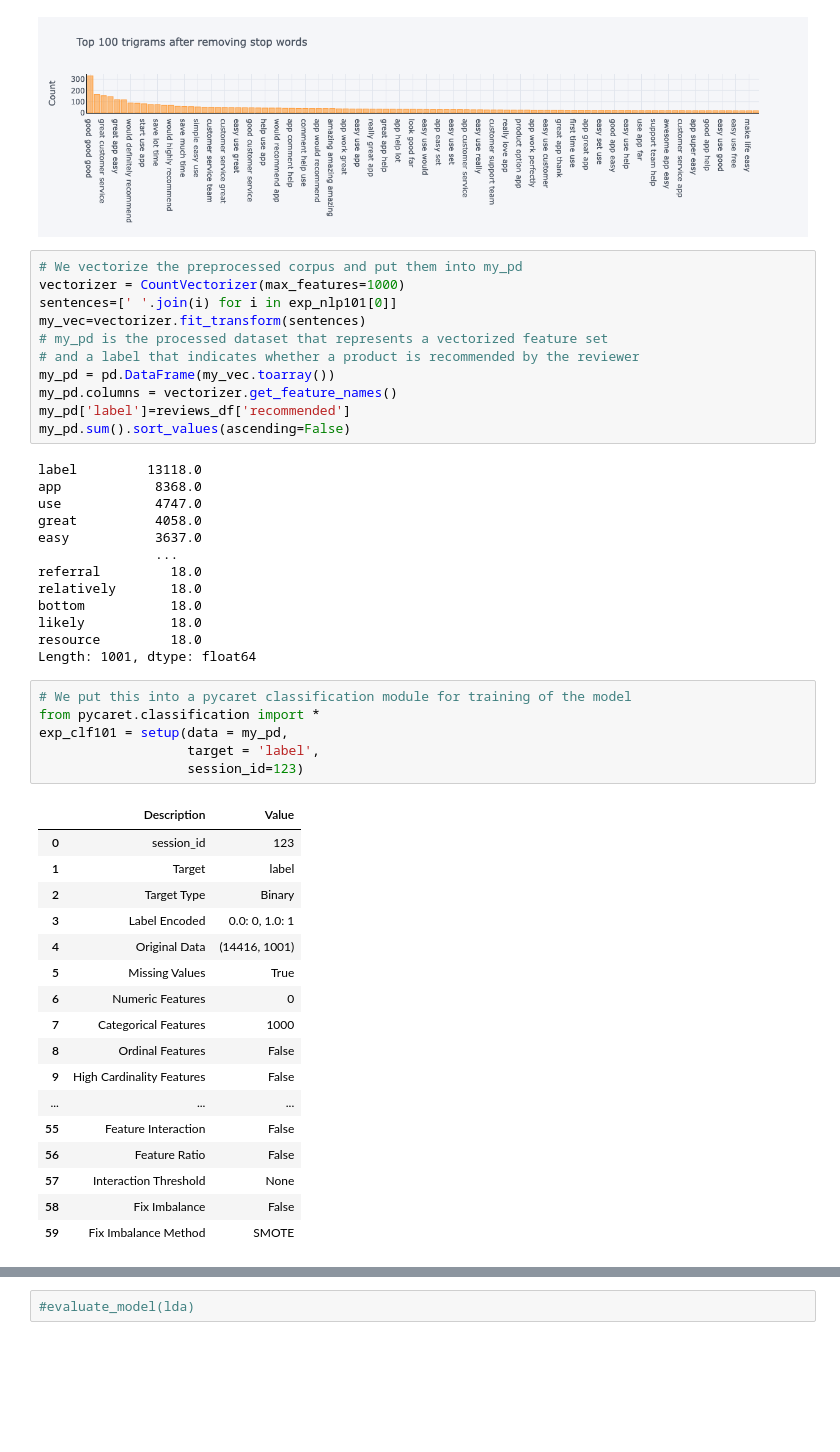
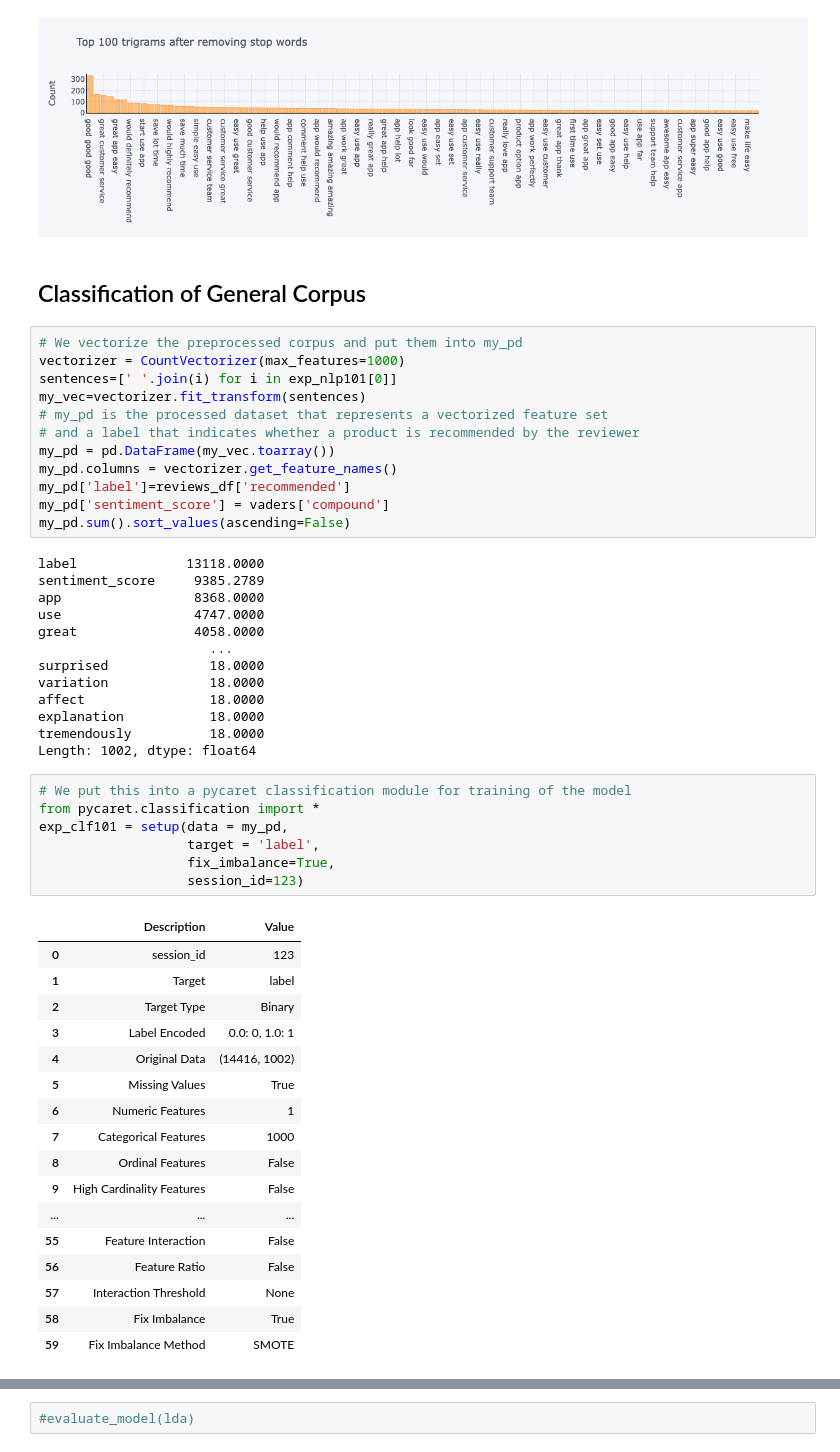
Before and after one commit to mt-smith/Springboard, a Jupyter notebook: Capstone_2/Shopify_Analysis_Capstone/notebooks/Project_Notebook.ipynb, the cells around one changed output, grey strips where cells are left out. Saved outputs shown, nothing was run; the diff lists cells and outputs as text; blank space fills up the shorter version.

```diff
--- a/Capstone_2/Shopify_Analysis_Capstone/notebooks/Project_Notebook.ipynb
+++ b/Capstone_2/Shopify_Analysis_Capstone/notebooks/Project_Notebook.ipynb
@@ -522,6 +654,8 @@ plot_model(plot = 'bigram')
 plot_model(plot = 'trigram')
 # %% [output]
 [figure]
+# %% [markdown]
+## Classification of General Corpus
 # %%
 # We vectorize the preprocessed corpus and put them into my_pd
 vectorizer = CountVectorizer(max_features=1000)
@@ -532,35 +666,37 @@ my_vec=vectorizer.fit_transform(sentences)
 my_pd = pd.DataFrame(my_vec.toarray())
 my_pd.columns = vectorizer.get_feature_names()
 my_pd['label']=reviews_df['recommended']
+my_pd['sentiment_score'] = vaders['compound']
 my_pd.sum().sort_values(ascending=False)
 # %% [output]
-label         13118.0
-app            8368.0
-use            4747.0
-great          4058.0
-easy           3637.0
-               ...
-referral         18.0
-relatively       18.0
-bottom           18.0
-likely           18.0
-resource         18.0
-Length: 1001, dtype: float64
+label              13118.0000
+sentiment_score     9385.2789
+app                 8368.0000
+use                 4747.0000
+great               4058.0000
+                      ...
+surprised             18.0000
+variation             18.0000
+affect                18.0000
+explanation           18.0000
+tremendously          18.0000
+Length: 1002, dtype: float64
 # %%
 # We put this into a pycaret classification module for training of the model
 from pycaret.classification import *
 exp_clf101 = setup(data = my_pd,
                    target = 'label',
+                   fix_imbalance=True,
                    session_id=123)
 # %% [output]
 |  | Description | Value |
 | 0 | session_id | 123 |
 | 1 | Target | label |
 | 2 | Target Type | Binary |
 | 3 | Label Encoded | 0.0: 0, 1.0: 1 |
-| 4 | Original Data | (14416, 1001) |
+| 4 | Original Data | (14416, 1002) |
 | 5 | Missing Values | True |
-| 6 | Numeric Features | 0 |
+| 6 | Numeric Features | 1 |
 | 7 | Categorical Features | 1000 |
 | 8 | Ordinal Features | False |
 | 9 | High Cardinality Features | False |
@@ -568,7 +704,7 @@ exp_clf101 = setup(data = my_pd,
 | 55 | Feature Interaction | False |
 | 56 | Feature Ratio | False |
 | 57 | Interaction Threshold | None |
-| 58 | Fix Imbalance | False |
+| 58 | Fix Imbalance | True |
 | 59 | Fix Imbalance Method | SMOTE |
 # %%
 # Here, we compare the performance of untuned models and it is observed that
```
Also changed, not shown: parts of 62 cells of this notebook.
